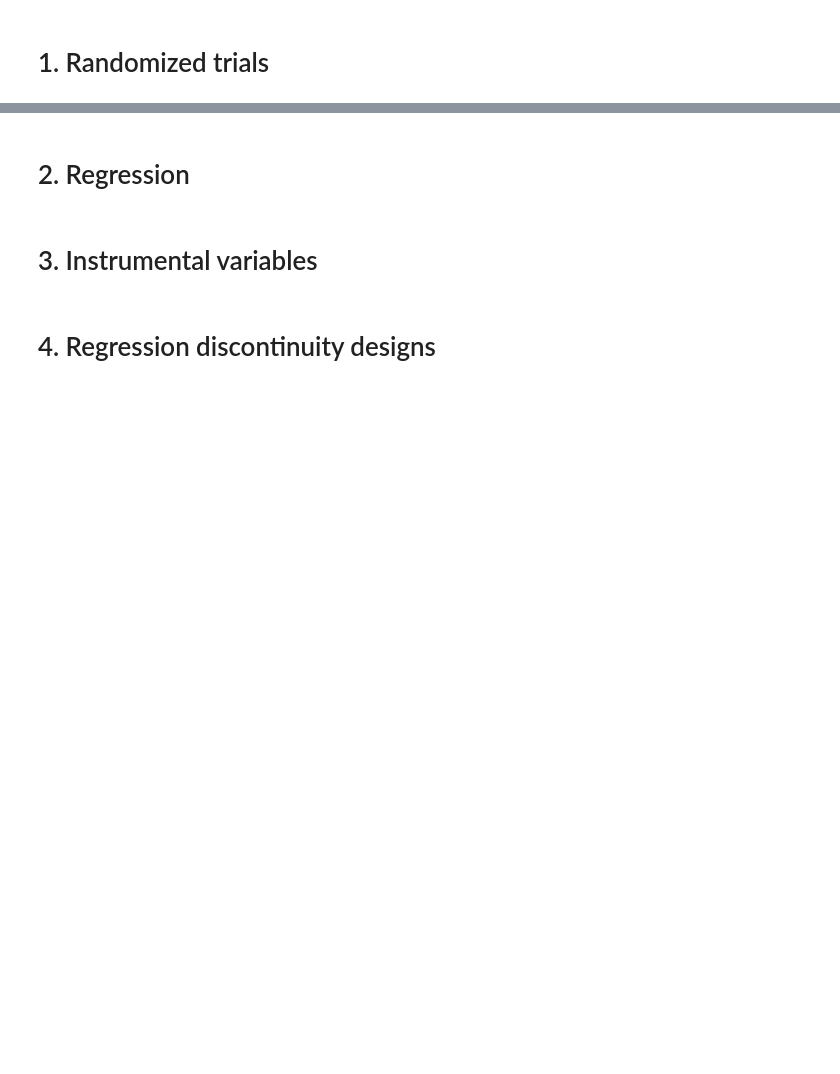
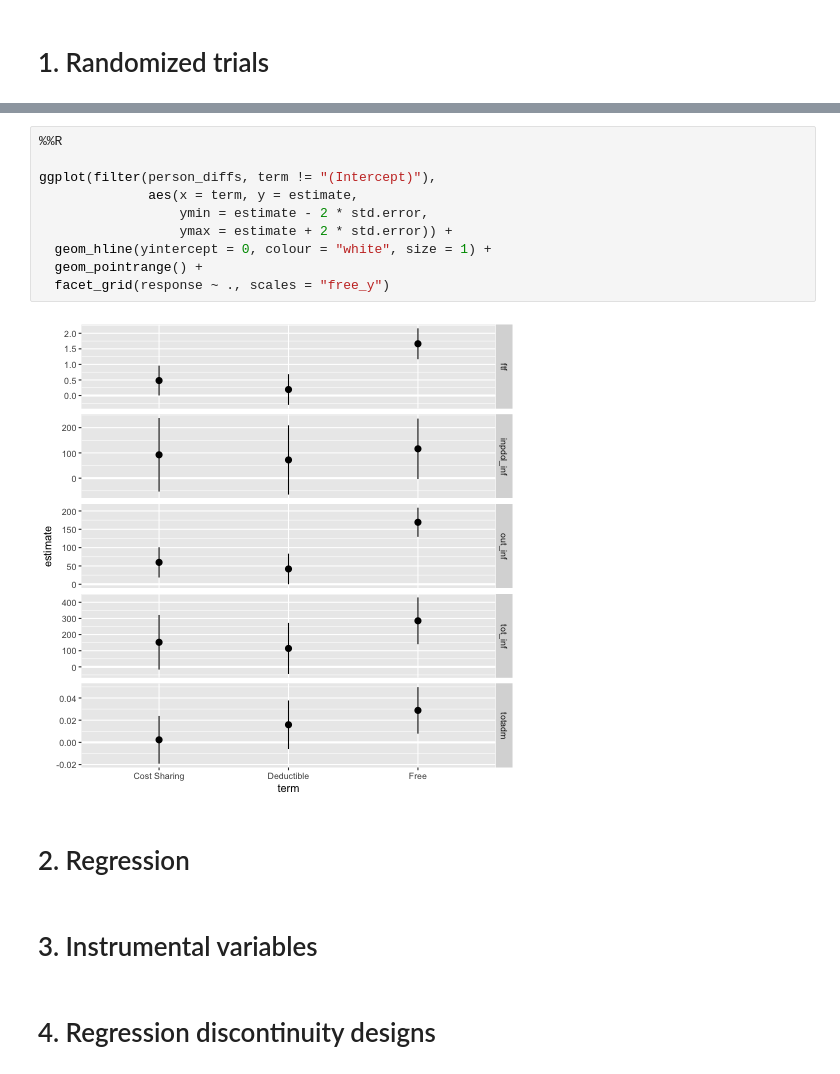
Before and after one commit to boyuan-li/mastering-metrics, a Jupyter notebook: Mastering metrics.ipynb, the cells around one changed output, grey strips where cells are left out. Drawn from its saved outputs; the diff is of its cells as text; blank space fills up the shorter version.

```diff
--- a/Mastering metrics.ipynb
+++ b/Mastering metrics.ipynb
@@ -13,3 +433,15 @@ https://www.masteringmetrics.com/resources/
+# %%
+%%R
+
+ggplot(filter(person_diffs, term != "(Intercept)"),
+              aes(x = term, y = estimate,
+                  ymin = estimate - 2 * std.error,
+                  ymax = estimate + 2 * std.error)) +
+  geom_hline(yintercept = 0, colour = "white", size = 1) +
+  geom_pointrange() +
+  facet_grid(response ~ ., scales = "free_y")
+# %% [output]
+[figure, added]
 # %% [markdown]
 # 2. Regression
 # %% [markdown]
```
Also changed, not shown: parts of 19 cells of this notebook.
